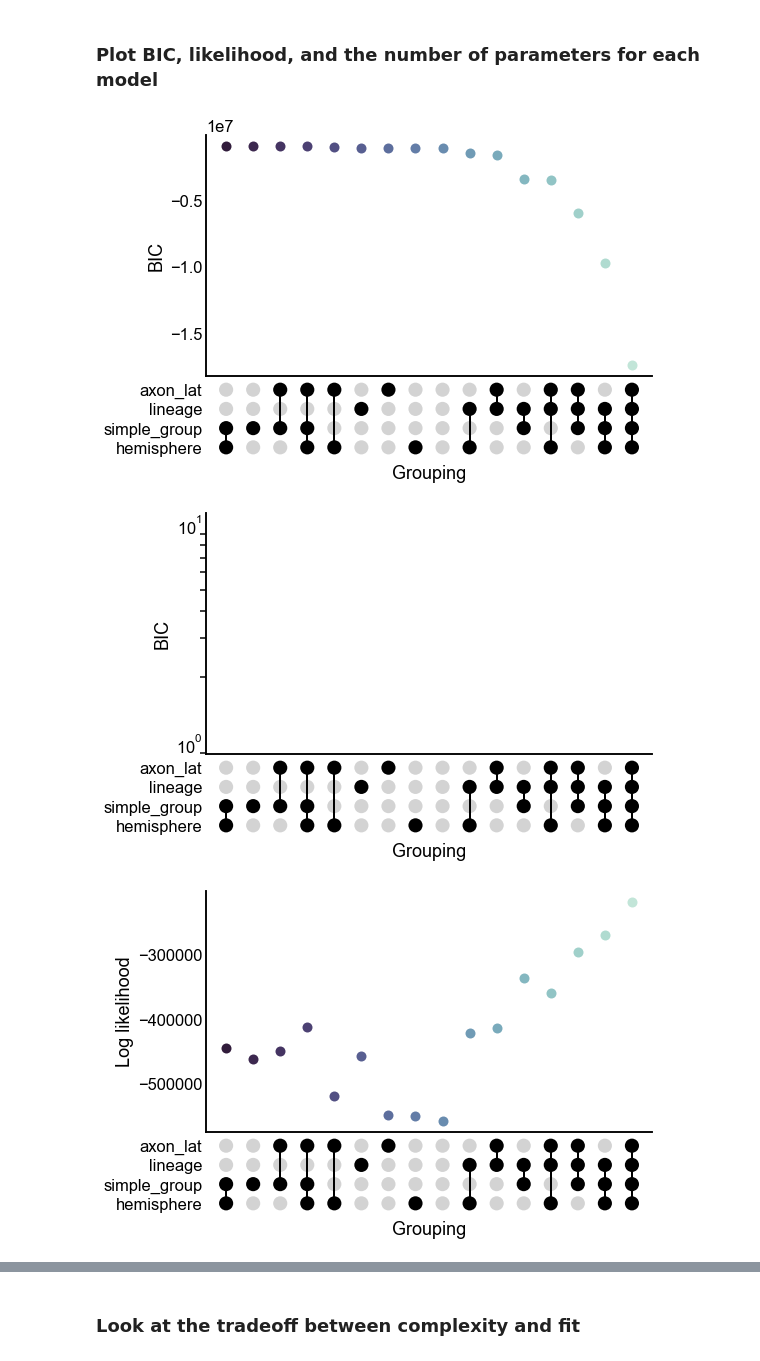
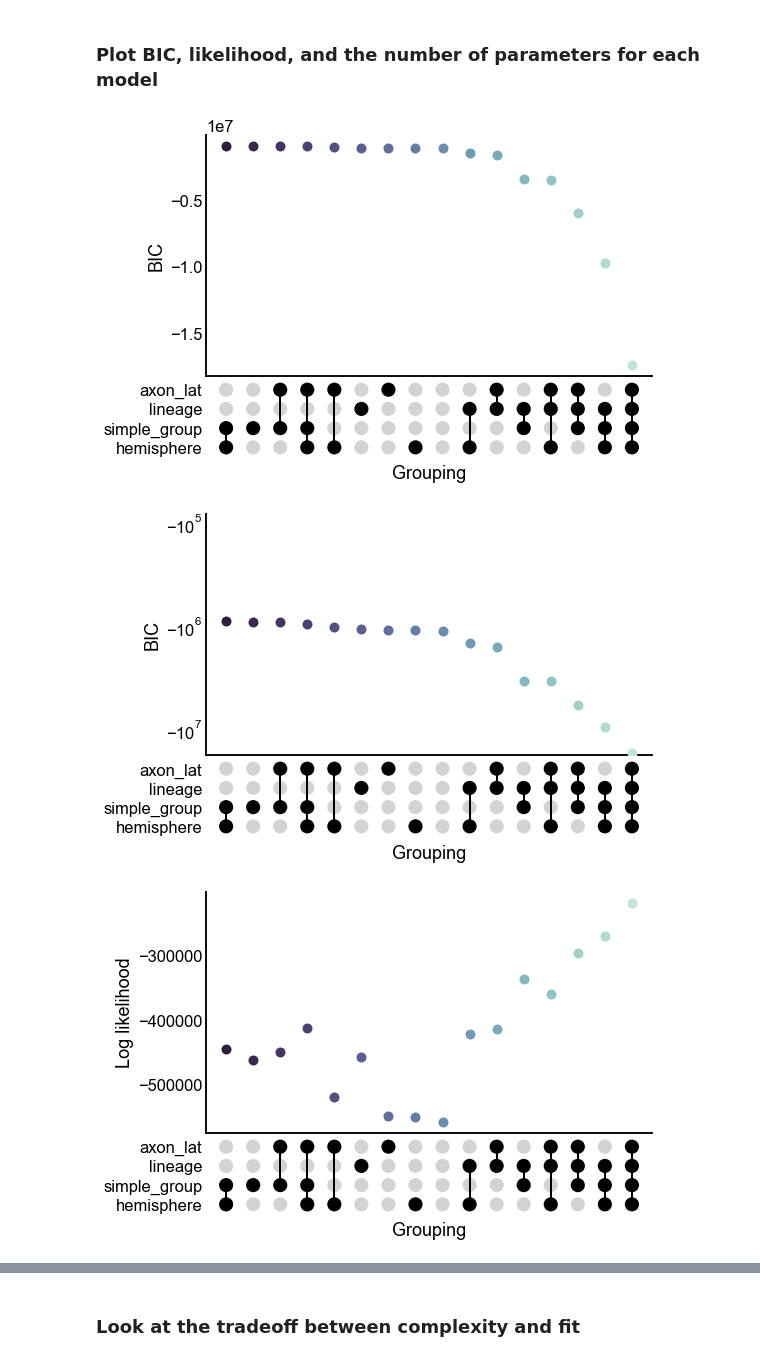
Before and after one commit to neurodata/maggot_connectome, a Jupyter notebook: docs/a_priori_sbm.ipynb, the cells around one changed output, grey strips where cells are left out. Saved outputs shown, nothing was run; the diff lists cells and outputs as text; code cells hidden in the pictures.

```diff
--- a/docs/a_priori_sbm.ipynb
+++ b/docs/a_priori_sbm.ipynb
@@ -291,35 +287,35 @@ palette = dict(zip(results["group_keys"].unique(), colors))
 stripplot_kws = dict(
     jitter=0,
     x="group_keys",
     s=10,
     palette=palette,
     upset_ratio=0.35,
 )
 
 fig, ax = plt.subplots(1, 1, figsize=(8, 6))
 upset_stripplot(results, y="bic", ax=ax, **stripplot_kws)
 ax.set(ylabel="BIC")
 stashfig("all-model-bic")
 
 fig, ax = plt.subplots(1, 1, figsize=(8, 6))
 upset_stripplot(results, y="bic", ax=ax, **stripplot_kws)
 ax.set(ylabel="BIC")
-ax.set_yscale("log")
+ax.set_yscale("symlog")
 stashfig("all-model-bic-logy")
 
 fig, ax = plt.subplots(1, 1, figsize=(8, 6))
 upset_stripplot(results, y="lik", ax=ax, **stripplot_kws)
 ax.set(ylabel="Log likelihood")
 stashfig("all-model-lik")
 
 fig, ax = plt.subplots(1, 1, figsize=(8, 6))
 upset_stripplot(results, y="n_params", ax=ax, **stripplot_kws)
 ax.set(ylabel="# parameters")
 ax.set_yscale("log")
 stashfig("all-model-n_params")
 # %% [output]
 [figure]
-[figure, old version]
+[figure, new version]
 [figure]
 [figure]
 # %% [markdown]
```
Also changed, not shown: parts of 2 cells of this notebook.
